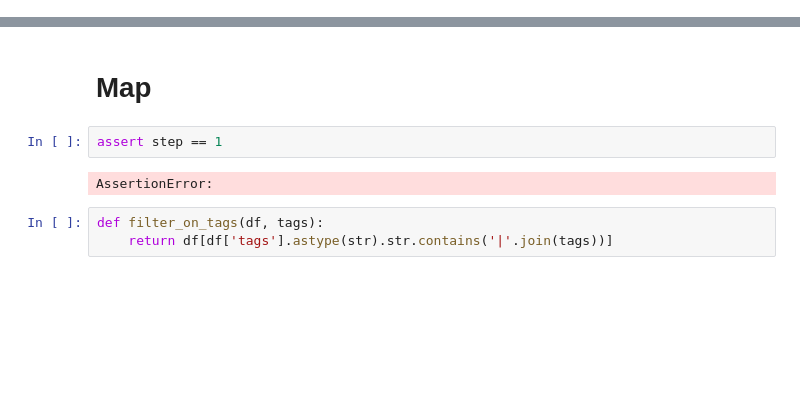
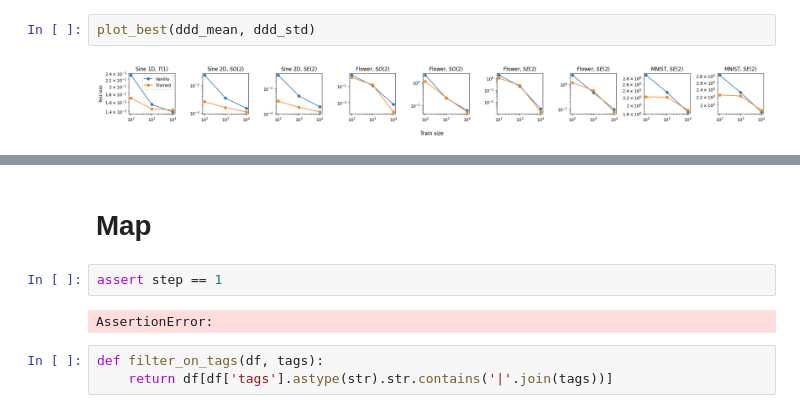
Before and after one commit to elidub/SymPDE, a Jupyter notebook: notebooks_symlie/results_step12.ipynb, the cells around one changed output, grey strips where cells are left out. Drawn from its saved outputs; the diff is of its cells as text; blank space fills up the shorter version.

```diff
--- a/notebooks_symlie/results_step12.ipynb
+++ b/notebooks_symlie/results_step12.ipynb
@@ -124,3 +98,7 @@ d.plot(kind = 'bar')
+# %%
+plot_best(ddd_mean, ddd_std)
+# %% [output]
+[figure, added]
 # %%
 if step == 2:
     plot_best(ddd_mean, ddd_std)
```
Also changed, not shown: parts of 7 cells of this notebook, 5 other files.
